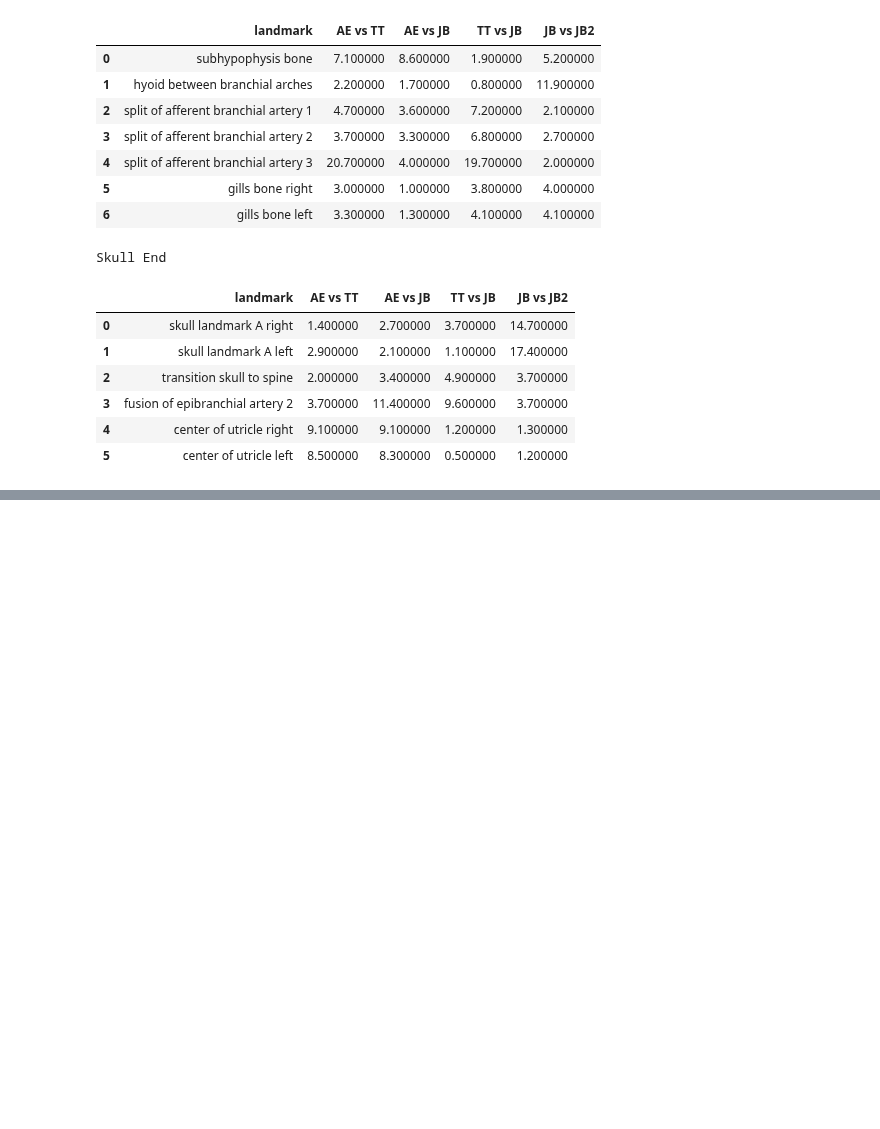
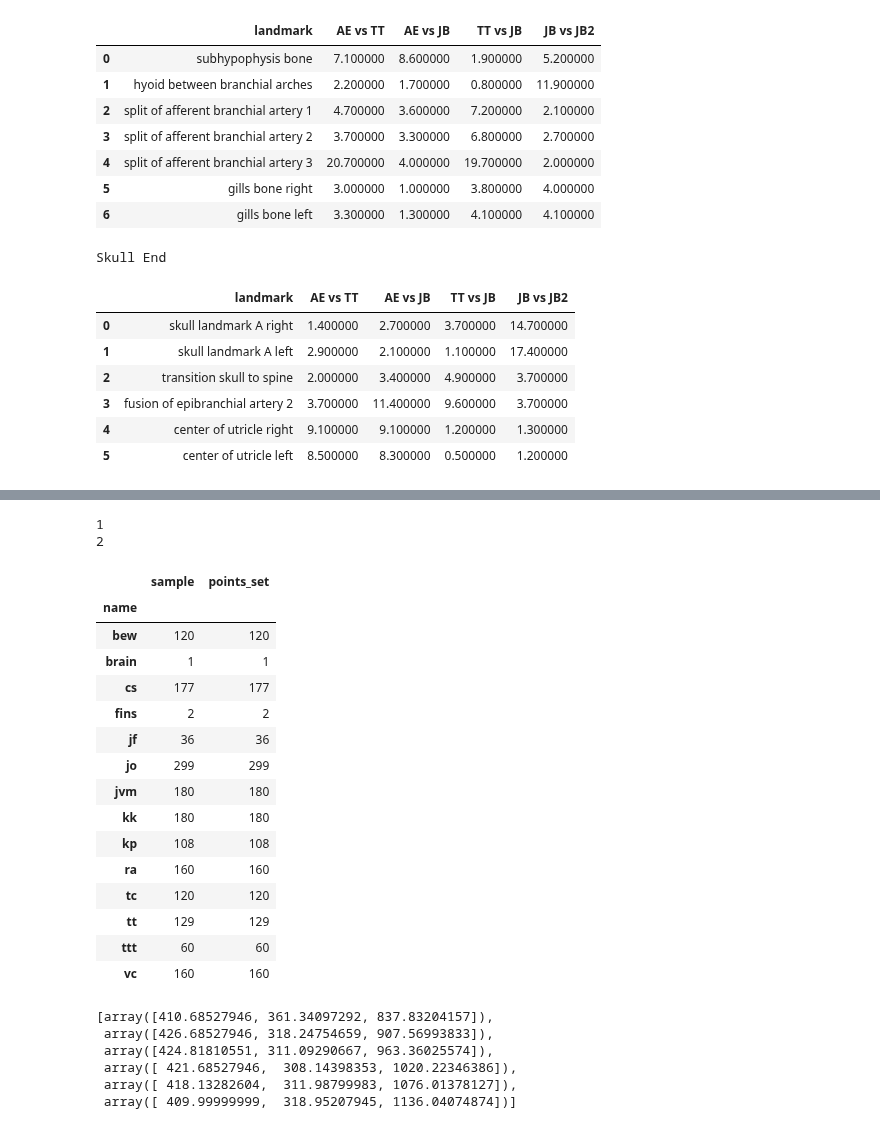
Before and after one commit to axruff/Medaka, a Jupyter notebook: CheckLandmarks.ipynb, the cells around one changed output, grey strips where cells are left out. Saved outputs shown, nothing was run; the diff lists cells and outputs as text; code cells hidden in the pictures; blank space fills up the shorter version.

Commit message:
ADD: Landmarks workshop analysis

```diff
--- a/CheckLandmarks.ipynb
+++ b/CheckLandmarks.ipynb
@@ -281,0 +308,6 @@ Skull End
+# %%
+data_path = Path('c:\\Users\\fe0968\\Documents\\Medaka\\inbredpanel_pointsets_v2\\inbredpanel_pointsets\\')
+# %%
+files = os.listdir(data_path)
+files = [f for f in files if os.path.isfile(data_path / f)]
+len(files)
@@ -281,0 +349,30 @@ Skull End
+# %%
+samples = []
+points = []
+names = []
+
+for f in filtered_files:
+
+    s = f.split('_')
+    samples.append(s[0])
+    names.append(s[-1][:-4].lower())
+    #points.append(s[1])
+    points.append(f.replace(f'{s[0]}_', '').replace(f'_{s[-1]}', '').lower())
+
+data = {'sample': samples,
+        'points_set': points,
+       'name': names}
+
+
+print(landmarks_pointset_names)
+
+print()
+print('-----------------------------------------------')
+print('WARNING: Problematic point set naming')
+print('-----------------------------------------------')
+print([p for p in points if p not in landmarks_pointset_names])
+
+# TODO: Make a list of exact file names to check manually
+
+
+df = pd.DataFrame(data)
@@ -281,0 +406,34 @@ Skull End
+# %%
+print(names.count('brain'))
+print(names.count('fins'))
+# %% [output]
+1
+2
+# %%
+df.groupby(['name']).count()
+# %% [output]
+|  | sample | points_set |
+| name |  |  |
+| bew | 120 | 120 |
+| brain | 1 | 1 |
+| cs | 177 | 177 |
+| fins | 2 | 2 |
+| jf | 36 | 36 |
+| jo | 299 | 299 |
+| jvm | 180 | 180 |
+| kk | 180 | 180 |
+| kp | 108 | 108 |
+| ra | 160 | 160 |
+| tc | 120 | 120 |
+| tt | 129 | 129 |
+| ttt | 60 | 60 |
+| vc | 160 | 160 |
+# %%
+read_landmarks(data_path / '1064_pointset1_vert_JO.mps')
+# %% [output]
+[array([410.68527946, 361.34097292, 837.83204157]),
+ array([426.68527946, 318.24754659, 907.56993833]),
+ array([424.81810551, 311.09290667, 963.36025574]),
+ array([ 421.68527946,  308.14398353, 1020.22346386]),
+ array([ 418.13282604,  311.98799983, 1076.01378127]),
+ array([ 409.99999999,  318.95207945, 1136.04074874])]
```
Also changed, not shown: parts of 14 cells of this notebook.
